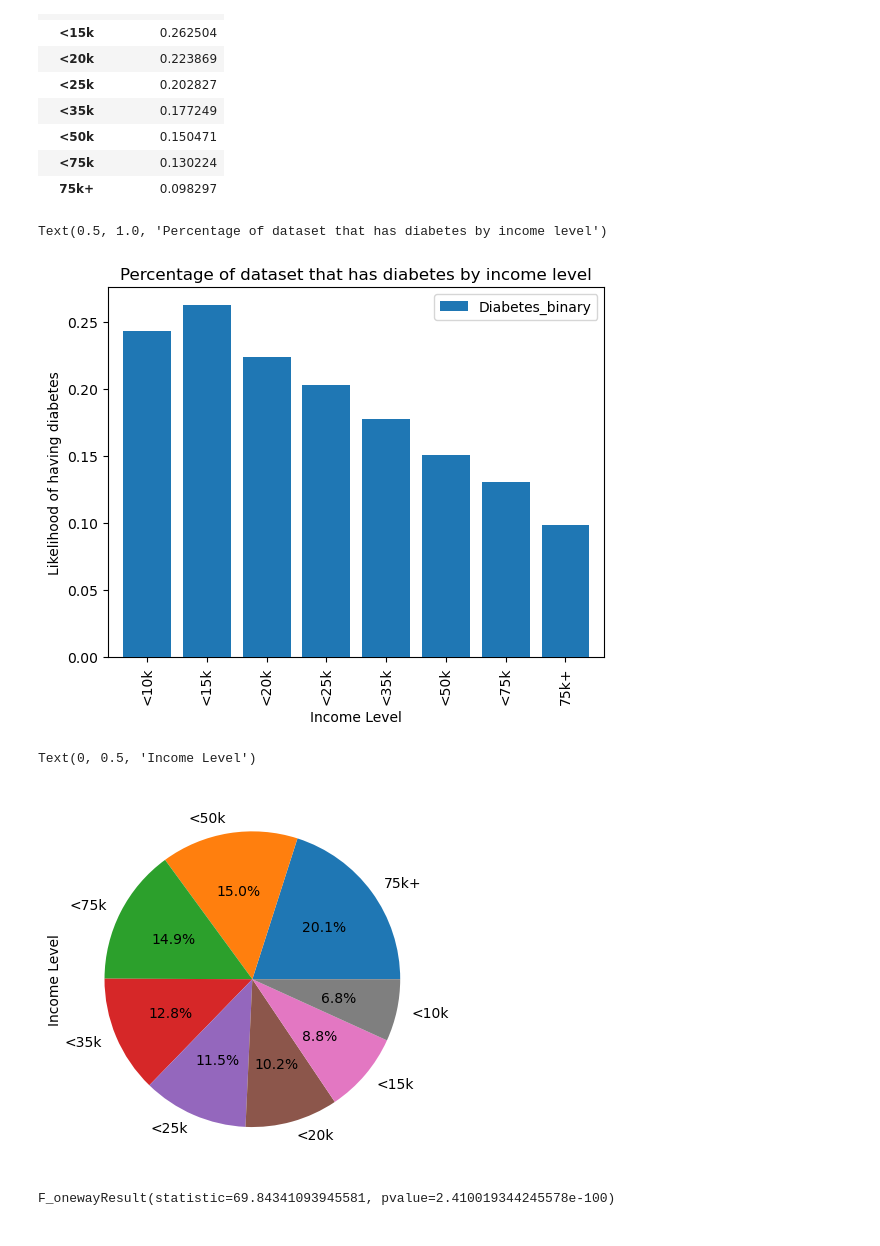
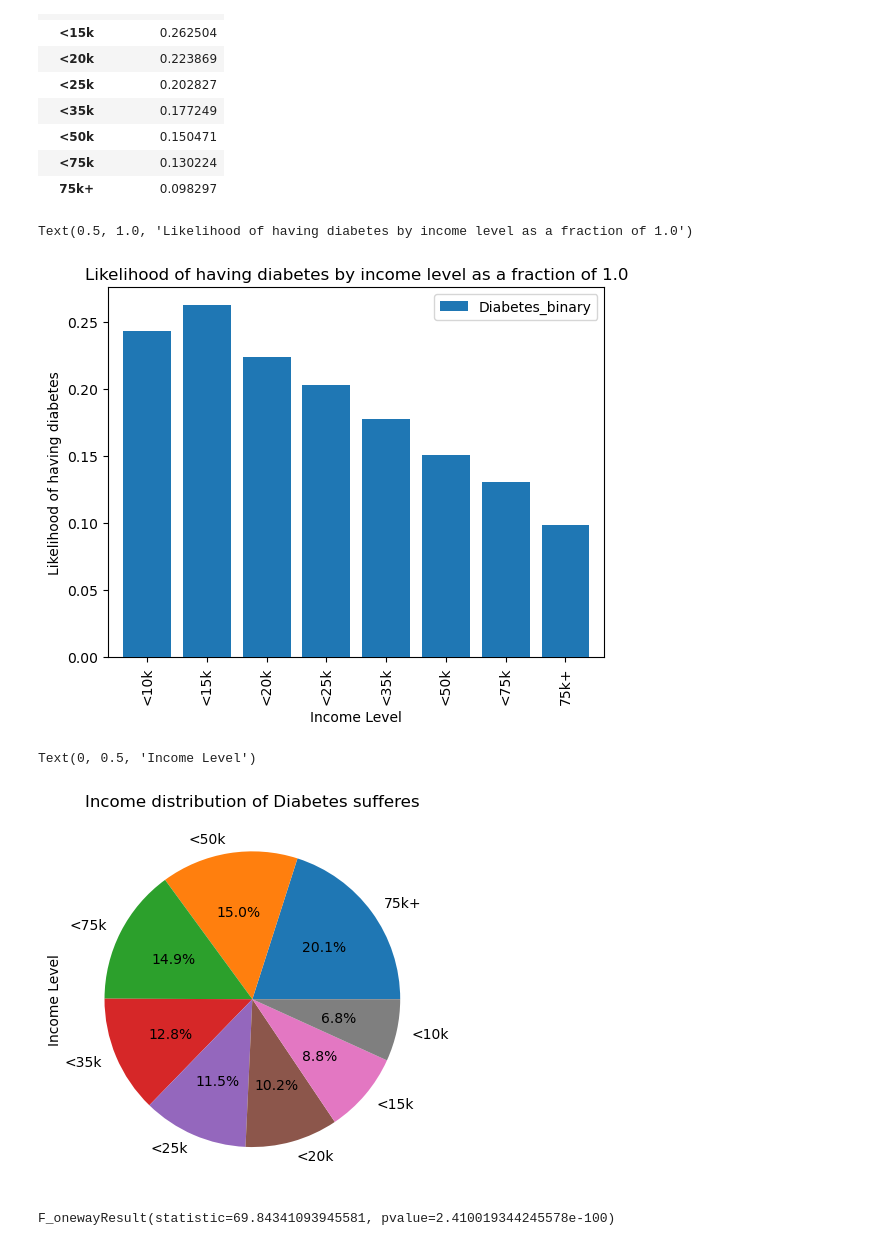
Before and after one commit to michaelz-id/project_1, a Jupyter notebook: Rohit's notebook-Copy1.ipynb, the cells around one changed output. Cells and saved outputs as stored; diff of their text form; code cells hidden in the pictures.

```diff
--- a/Rohit's notebook-Copy1.ipynb
+++ b/Rohit's notebook-Copy1.ipynb
@@ -106,12 +106,12 @@ df_2
 # %%
 #plotting a bar chart showing how likely survey applicants were to list as Diabetic, based on income range
 pd_bar = df_2.plot.bar(width=0.8, zorder=3)
 pd_bar.set_xlabel("Income Level")
 pd_bar.set_ylabel("Likelihood of having diabetes")
-pd_bar.set_title("Percentage of dataset that has diabetes by income level")
+pd_bar.set_title("Likelihood of having diabetes by income level as a fraction of 1.0")
 # %% [output]
-Text(0.5, 1.0, 'Percentage of dataset that has diabetes by income level')
+Text(0.5, 1.0, 'Likelihood of having diabetes by income level as a fraction of 1.0')
-[figure, old version]
+[figure, new version]
 # %%
 #The above bar chart seems to indicate that generally, the lower the income level, the more likely someone was to be diabetic
 #To further explore this relationship, I will take only the respondents that are diabetic, and put this into a pie chart to see how these
@@ -121,11 +121,11 @@ diabetes_yes_df = diabetes_income.loc[diabetes_income["Diabetes_binary"] == 1.0]
 
 diabetes_distribution = diabetes_yes_df['Income'].value_counts()
 
-pd_pie = diabetes_distribution.plot(kind='pie', autopct='%1.1f%%')
+pd_pie = diabetes_distribution.plot(kind='pie', autopct='%1.1f%%', title='Income distribution of Diabetes sufferes')
 pd_pie.set_ylabel("Income Level")
 # %% [output]
 Text(0, 0.5, 'Income Level')
-[figure, old version]
+[figure, new version]
 # %%
 #Pie chart gives us a clearer indication- considering the vast majority of Diabetes sufferers were from the higher income brackets
 
```
Also changed, not shown: parts of 4 cells of this notebook, 1 other file.
